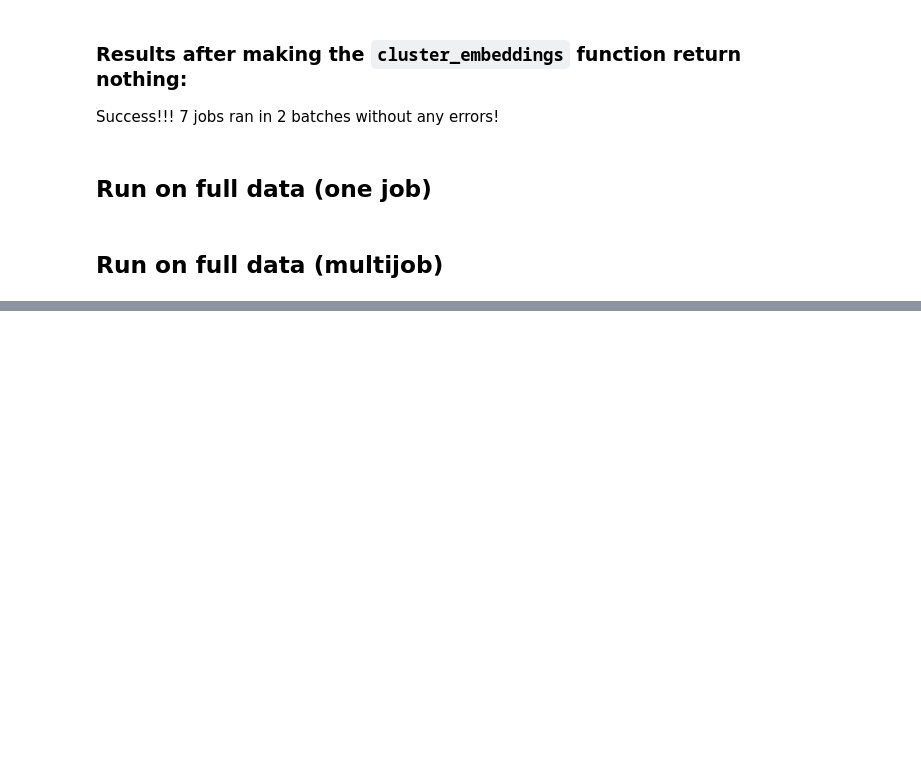
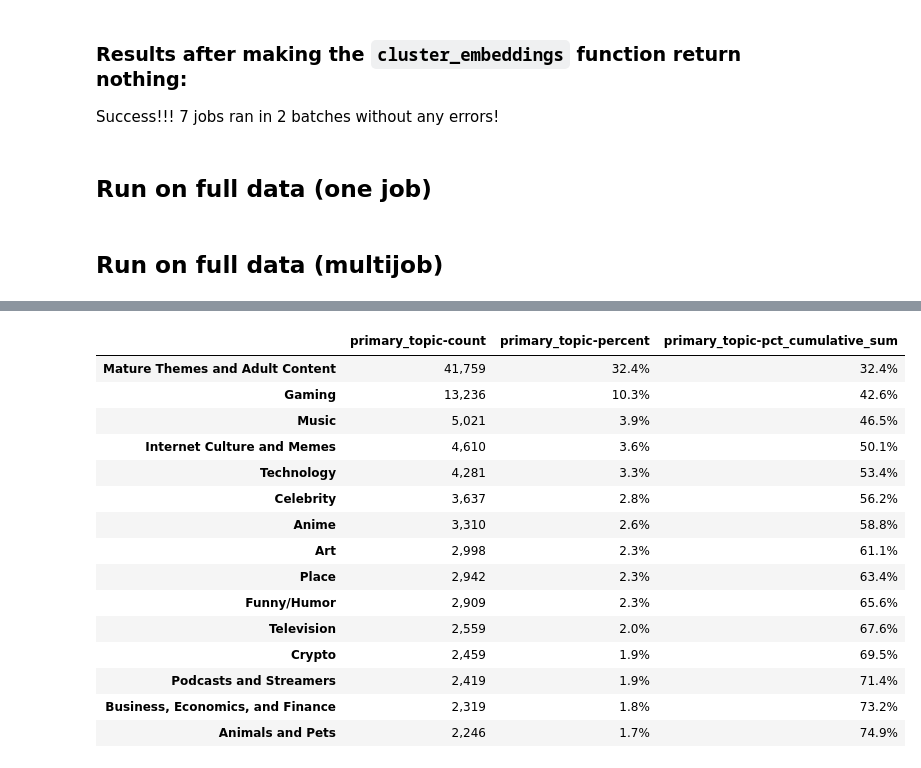
Before and after one commit to nazanin-zinouri/subclu, a Jupyter notebook: notebooks/v0.6.1/djb_06.00-2022-11-09-run_v0.6.1_subreddit_level_clustering_hydra_parallel.ipynb, the cells around one changed output, grey strips where cells are left out. Saved outputs shown, nothing was run; the diff lists cells and outputs as text; code cells hidden in the pictures; blank space fills up the shorter version.

```diff
--- a/notebooks/v0.6.1/djb_06.00-2022-11-09-run_v0.6.1_subreddit_level_clustering_hydra_parallel.ipynb
+++ b/notebooks/v0.6.1/djb_06.00-2022-11-09-run_v0.6.1_subreddit_level_clustering_hydra_parallel.ipynb
@@ -472,0 +575,21 @@ clustering_v0.5.0_subreddit_base
+# %%
+value_counts_and_pcts(
+    df_sub_.dropna(subset=['primary_topic'])['primary_topic'],
+)
+# %% [output]
+|  | primary_topic-count | primary_topic-percent | primary_topic-pct_cumulative_sum |
+| Mature Themes and Adult Content | 41,759 | 32.4% | 32.4% |
+| Gaming | 13,236 | 10.3% | 42.6% |
+| Music | 5,021 | 3.9% | 46.5% |
+| Internet Culture and Memes | 4,610 | 3.6% | 50.1% |
+| Technology | 4,281 | 3.3% | 53.4% |
+| Celebrity | 3,637 | 2.8% | 56.2% |
+| Anime | 3,310 | 2.6% | 58.8% |
+| Art | 2,998 | 2.3% | 61.1% |
+| Place | 2,942 | 2.3% | 63.4% |
+| Funny/Humor | 2,909 | 2.3% | 65.6% |
+| Television | 2,559 | 2.0% | 67.6% |
+| Crypto | 2,459 | 1.9% | 69.5% |
+| Podcasts and Streamers | 2,419 | 1.9% | 71.4% |
+| Business, Economics, and Finance | 2,319 | 1.8% | 73.2% |
+| Animals and Pets | 2,246 | 1.7% | 74.9% |
```
Also changed, not shown: parts of 29 cells of this notebook, 1 other file.
